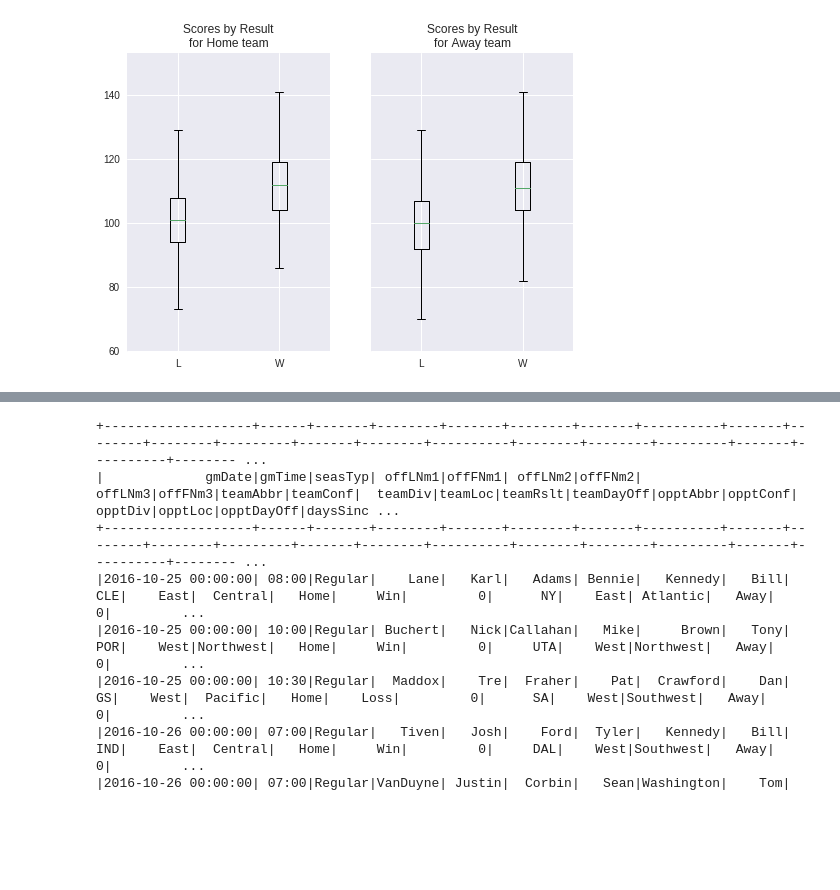
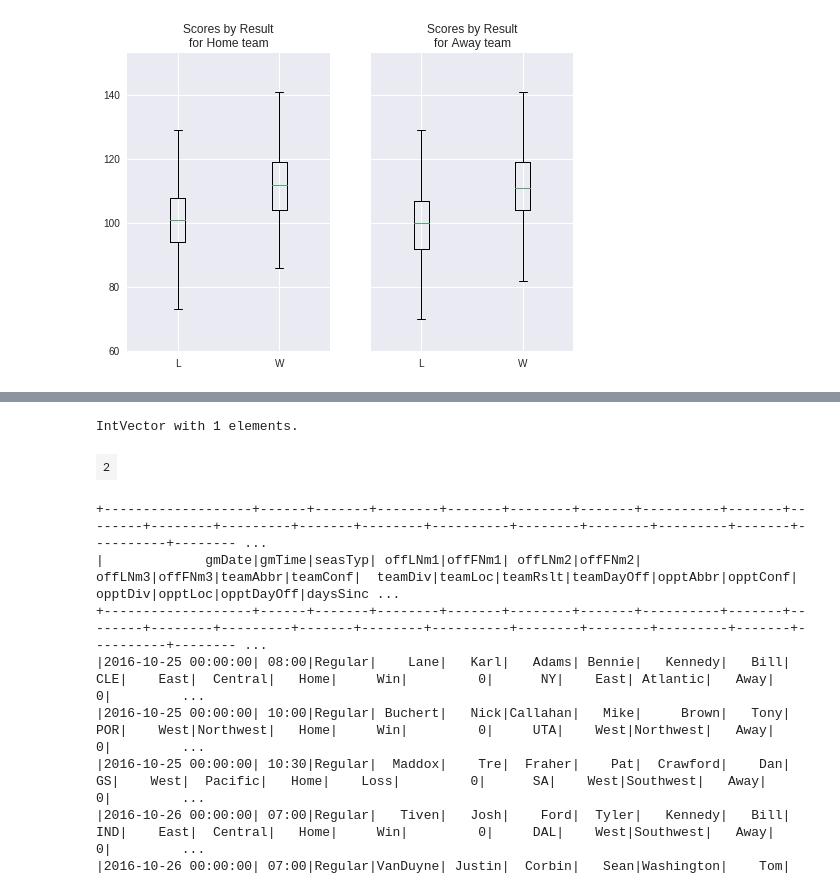
Before and after one commit to scon012/722-Iteration-4, a Jupyter notebook: 722_Iteration_4_Google.ipynb, the cells around one changed output, grey strips where cells are left out. Drawn from its saved outputs; the diff is of its cells as text; code cells hidden in the pictures; blank space fills up the shorter version.

```diff
--- a/722_Iteration_4_Google.ipynb
+++ b/722_Iteration_4_Google.ipynb
@@ -105,0 +161,20 @@ DataFrame[gmDate: timestamp, gmTime: string, seasTyp: string, offLNm1: string, o
+# %%
+# Update NULL values
+# Date: 2017-12-28
+# Third Official: Petraitis	Gediminas
+
+# Show the Null values in each of the dataframes
+boxScore1617.filter('IsNull(offFNm3)').show()
+boxScore1718.filter('IsNull(offFNm3)').show()
+
+# Show the null values
+boxScore1718.filter('IsNull(offFNm3)').select("offLNm3", "offFNm3").show()
+
+# Replace the nulls
+boxScore1718 = boxScore1718.na.fill({'offLNm3' : "Gediminas", 'offFNm3' : "Petraitis" })
+
+# Show that there are no more null values
+boxScore1718.filter('IsNull(offFNm3)').select("offLNm3", "offFNm3").show()
+
+# Show that the Null values in the 1718 dataframes have gone
+boxScore1718.filter('IsNull(offFNm3)').show()
@@ -197,3 +304,53 @@ plt.show()
+# %%
+# ro.r('x=c()')
+# ro.r('x[1] = 1 + 2')
+# ro.r('x[3] = 1 + 77')
+# x = pandas2ri.ri2py(r['x'])
+# print(ro.r('x'))
+# print(x)
+
+grdevices = importr('grDevices')
+grdevices.png(file='mapplot.png', width=1300, height=1000)
+
+
+# Add the teamPTSDiff column
+#boxScoreAll = boxScoreAll.withColumn('teamPTSDiff', abs(boxScoreAll['teamPTS'] - boxScoreAll['opptPTS']))
+#boxScoreAll.show()
+
+# Compare Home Win/Loss record with scatterplot
+pandas2ri.activate()
+pdDataFrame = pd.DataFrame(boxScoreAll.toPandas())
+#plot_r_df = pandas2ri.py2ri(pdDataFrame)
+#plot_r_df = ro.DataFrame(pdDataFrame)
+
+ggplt = importr('ggplot2')
+import rpy2.robjects.lib.ggplot2 as ggplot2
+
+myPlt = ggplot2.ggplot(plot_r_df) + ggplot2.aes_string(x = 'teamPTSDiff', y = 'teamPTS')
+
+myPlt.plot()
+
+print(myPlt)
+
+(ggplot2.ggplot(plot_r_df) + ggplot2.aes_string(x = 'teamPTSDiff', y = 'teamPTS')).plot()
+
+grdevices.dev_off()
+
+
+
+# myPlt = ggplot2.ggplot(plot_r_df)
+# myPlt = (myPlt + ggplot2.aes_string(x = 'teamPTS', y = 'opptPTS'))
+# plotpropC = ggplt.ggplot(plot_r_df)
+# + ggplot2.aes(x = 'teamPTSDiff', y = 'teamPTS') # + geom_point(aes(color = teamRslt)) # + theme(panel.background = element_blank(), panel.border = element_rect(colour="black", fill=NA, size=1, linetype="solid"), legend.position = "bottom") + scale_x_continuous(name ="Absolute Points Differential") + scale_y_continuous(name ="Home Points") + ggtitle("Points differential Home vs Away")
+# #print(plot_r_df)
+# myPlt.plot()
+# plotpropC.plot()
+# #print(plotpropC)
+# a = ro.r("dev.copy(png,'/tmp/out.png')")
+# print(a)
+# %% [output]
+IntVector with 1 elements.
+| 2 |
 # %%
 # Remove the columns that are not known before the game starts by selecting the columns that do.
 boxScoreAll = boxScoreAll.select('gmDate','gmTime','seasTyp','offLNm1','offFNm1','offLNm2','offFNm2','offLNm3','offFNm3','teamAbbr','teamConf','teamDiv','teamLoc','teamRslt','teamDayOff','opptAbbr','opptConf','opptDiv','opptLoc','opptDayOff','daysSince')
```
Also changed, not shown: parts of 11 cells of this notebook.
